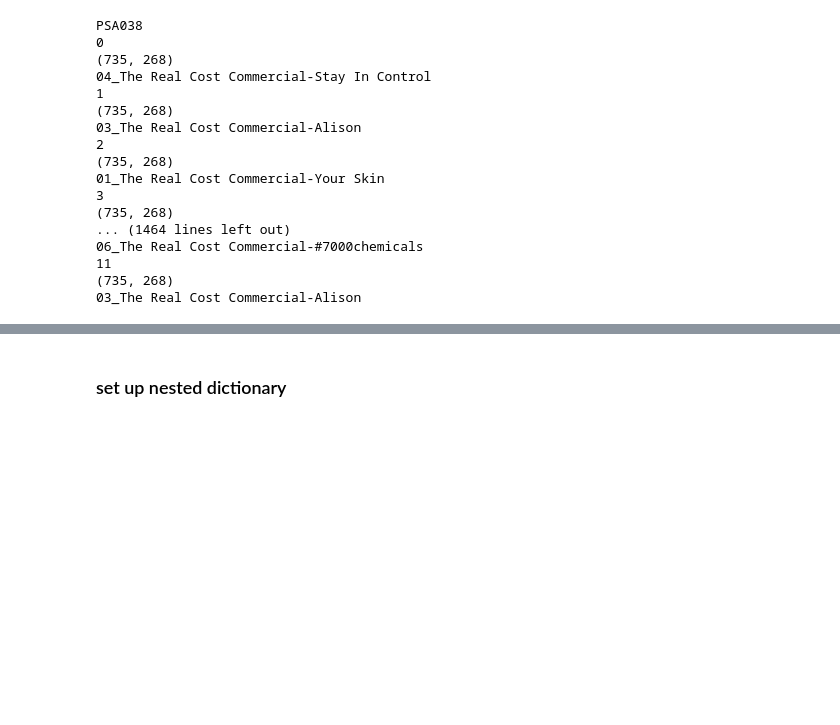
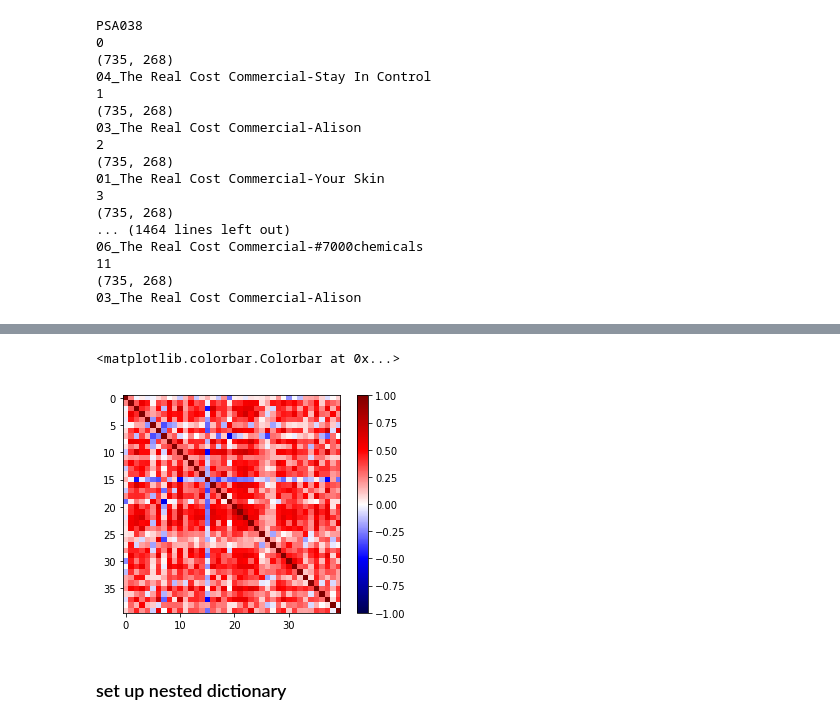
Before and after one commit to shelbywilcox/realcost_memory_isc, a Jupyter notebook: scripts/cmse_analysis_03.ipynb, the cells around one changed output, grey strips where cells are left out. Saved outputs shown, nothing was run; the diff lists cells and outputs as text; code cells hidden in the pictures; blank space fills up the shorter version.

```diff
--- a/scripts/cmse_analysis_03.ipynb
+++ b/scripts/cmse_analysis_03.ipynb
@@ -131,3 +142,22 @@ PSA038
+# %%
+data_concat = []
+for curr_subj in range(n_subjs):
+    #print(curr_subj)
+    the_subj_name = subjs[curr_subj]
+    #print(the_subj_name)
+    curr_data = subjs_spots_data[the_subj_name]['04_The Real Cost Commercial-Stay In Control']['view_data']
+    data_concat.append(curr_data)
+
+dataall = np.asarray(data_concat)
+dataall.shape
+
+plt.imshow(dataall)
+
+plt.imshow(np.corrcoef(dataall), vmin = -1, vmax = 1, cmap = 'seismic')
+plt.colorbar()
+# %% [output]
+<matplotlib.colorbar.Colorbar at 0x...>
+[figure, added]
 # %% [markdown]
 ### set up nested dictionary
 # %%
```
Also changed, not shown: parts of 4 cells of this notebook.
